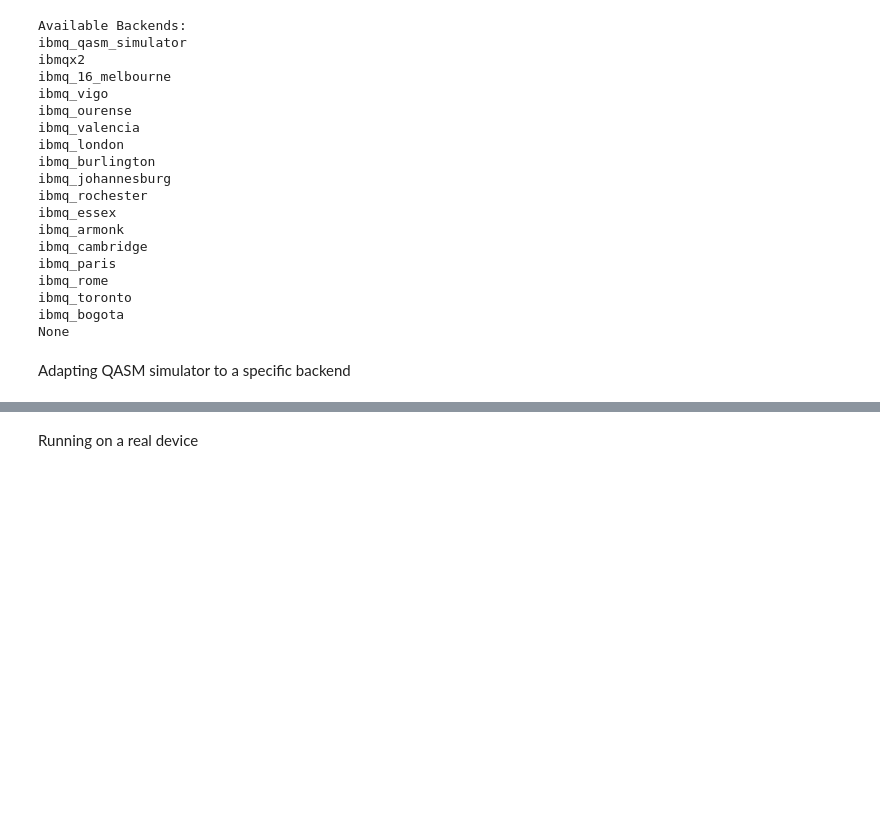
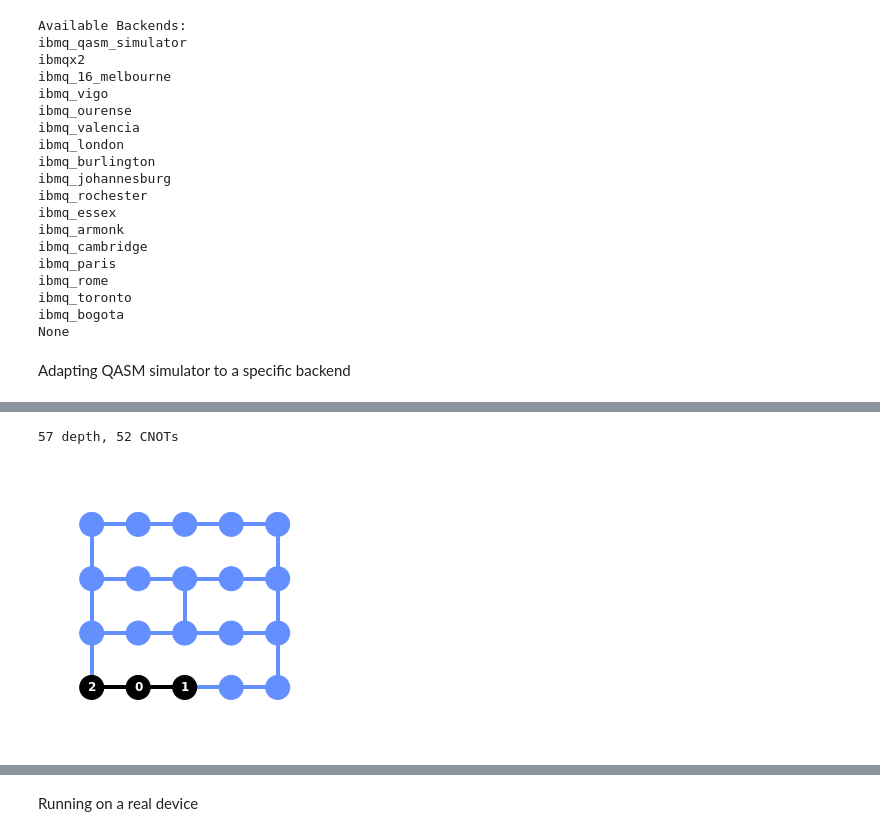
Before and after one commit to JaimePSantos/Dissertation-Tex-Code, a Jupyter notebook: Coding/Qiskit/Grover Search/allSearch.ipynb, the cells around one changed output, grey strips where cells are left out. Saved outputs shown, nothing was run; the diff lists cells and outputs as text; code cells hidden in the pictures; blank space fills up the shorter version.

```diff
--- a/Coding/Qiskit/Grover Search/allSearch.ipynb
+++ b/Coding/Qiskit/Grover Search/allSearch.ipynb
@@ -168,6 +141,7 @@ melBackend = provider.get_backend('ibmq_16_melbourne')
 cambBackend = provider.get_backend('ibmq_cambridge')
 rochBackend = provider.get_backend('ibmq_rochester')
 bogBackend = provider.get_backend('ibmq_bogota')
+joanBackend = provider.get_backend('ibmq_johannesburg')
 # %%
 print("Available Backends:")
 print(listBackends(provider))
@@ -195,7 +169,7 @@ None
 # %% [markdown]
 Adapting QASM simulator to a specific backend
 # %%
-deviceBackend = leastBusyBackend
+deviceBackend = joanBackend
 basisGatesD = deviceBackend.configuration().basis_gates
 # %%
 noiseModel = NoiseModel.from_backend(deviceBackend)
@@ -252,4 +213,8 @@ circuitsC = transpile([qcCNoise]*100,basis_gates=basisGatesD,backend=deviceBacke
 qcBNoise = runWalkBipartite2([0],N2,n2,2)
 # qcBNoise = transpile(qcBNoise,basis_gates=basisGatesD,backend=deviceBackend,optimization_level=3,layout_method='noise_adaptive',seed_transpiler=0)
 # print("%d depth, %d CNOTs" % (qcBNoise.depth(), qcBNoise.count_ops()['cx']))
-circuitsB = transpile([qcBNoise]*100,basis_gates=basisGatesD,backend=deviceBackend,optimization_level=3,layout_method='noise_adaptive',seed_transpiler=0)
+circuitsB = transpile(qcBNoise,basis_gates=basisGatesD,backend=deviceBackend,optimization_level=3,initial_layout=initLayout,seed_transpiler=0)
+# circuitsB = transpile(qcBNoise,basis_gates=basisGatesD,backend=deviceBackend,optimization_level=3,layout_method='noise_adaptive',seed_transpiler=0)
+print("%d depth, %d CNOTs" % (circuitsB.depth(), circuitsB.count_ops()['cx']))
+# %% [output]
+57 depth, 52 CNOTs
@@ -255,0 +225,5 @@ circuitsB = transpile([qcBNoise]*100,basis_gates=basisGatesD,backend=deviceBacke
+# %%
+plot_circuit_layout(circuitsQAOA,deviceBackend)
+# plot_gate_map(deviceBackend)
+# %% [output]
+[figure, added]
```
Also changed, not shown: parts of 35 cells of this notebook, 9 other files.
